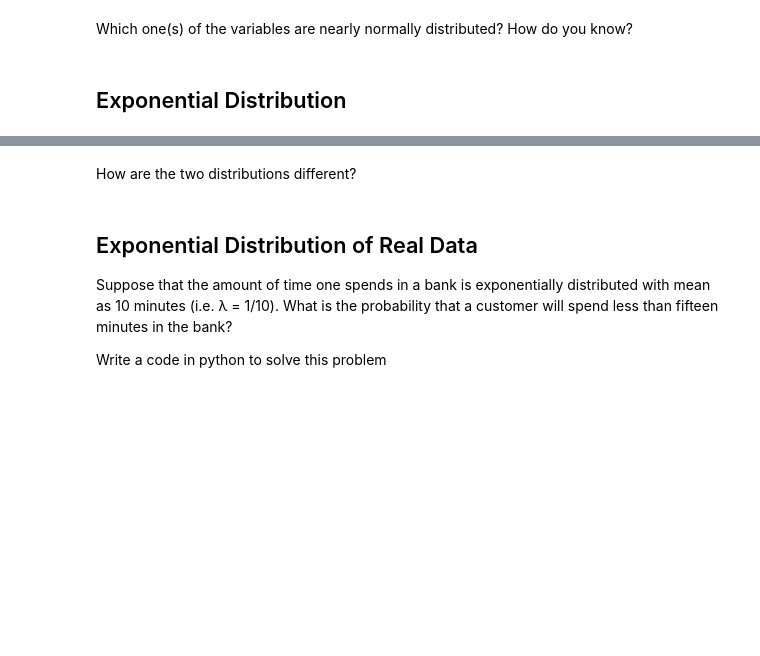
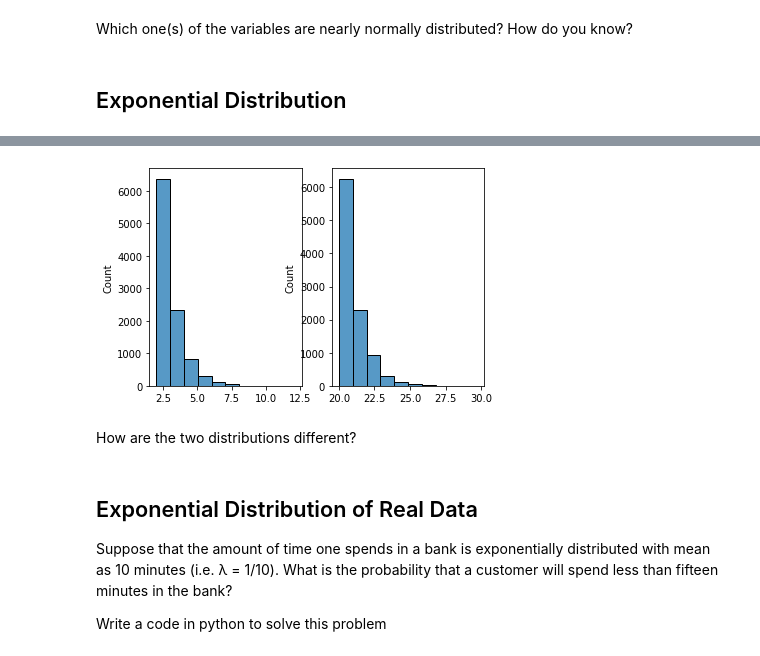
Before and after one commit to Ironhack-data-bcn-january-2023/lab-continuous-probability-distributions, a Jupyter notebook: your-code/main.ipynb, the cells around one changed output, grey strips where cells are left out. Saved outputs shown, nothing was run; the diff lists cells and outputs as text; code cells hidden in the pictures; blank space fills up the shorter version.

```diff
--- a/your-code/main.ipynb
+++ b/your-code/main.ipynb
@@ -146,3 +144,18 @@ x=np.random.exponential(2,200)
+# %%
+from scipy.stats import expon
+def exponent (mu):
+    lst=np.random.exponential
+    lst = expon(mu)
+    return lst
+
+exp2=exponent(2).rvs(10000)
+exp20=exponent(20).rvs(10000)
+# %%
+fig, axs = plt.subplots(nrows=1, ncols=2)
+sns.histplot(x=exp2, ax=axs[0], bins= 10);
+sns.histplot(x=exp20, ax=axs[1], bins= 10);
+# %% [output]
+[figure, added]
 # %% [markdown]
 How are the two distributions different?
 # %%
```
Also changed, not shown: parts of 1 cell of this notebook.
